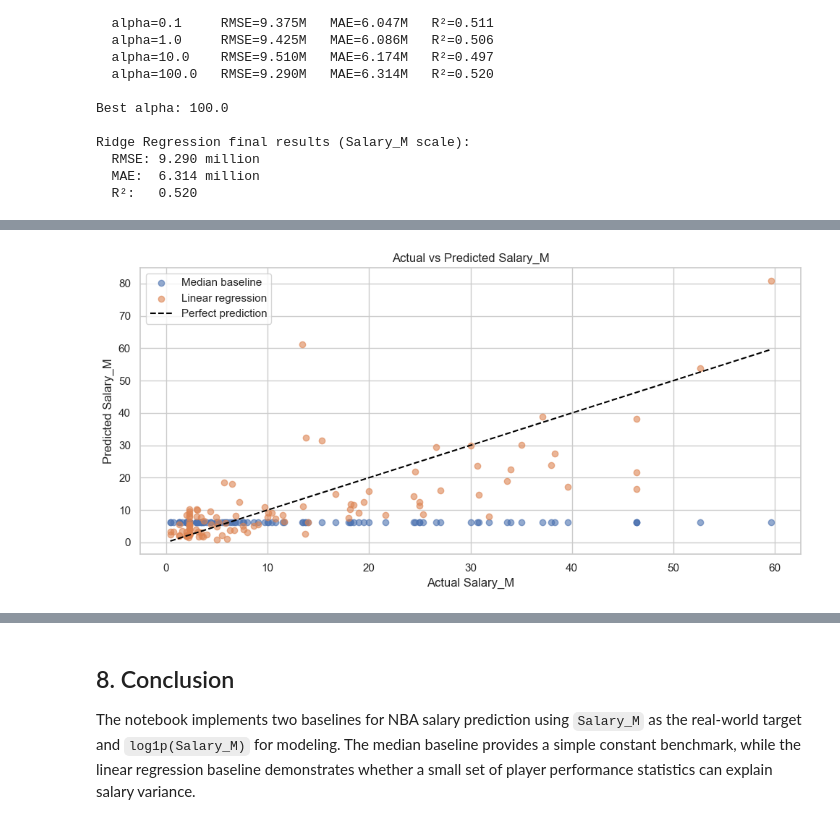
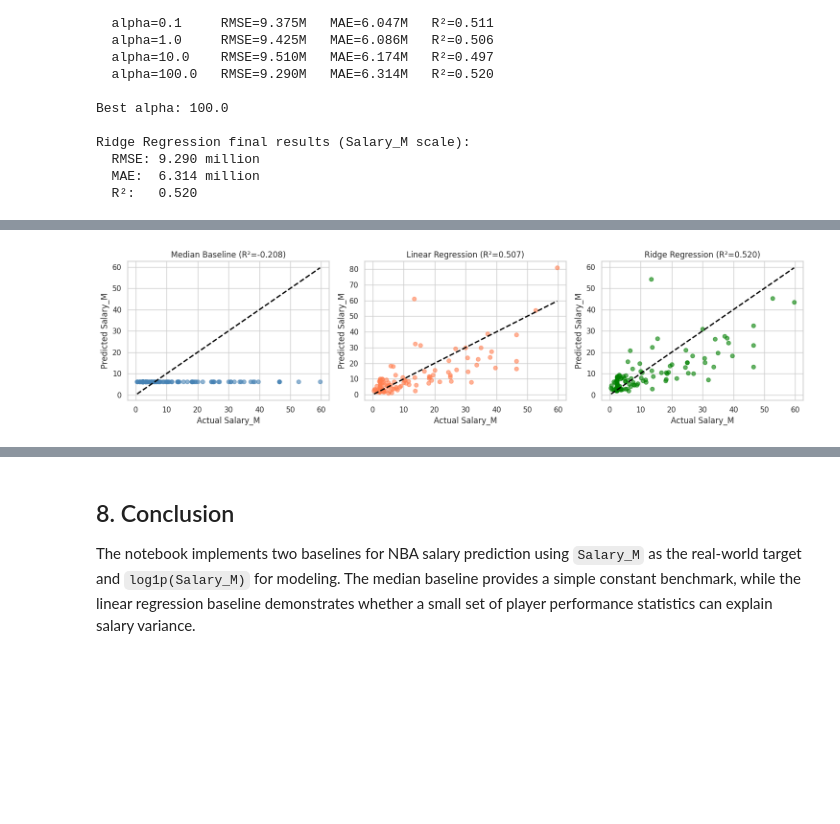
Before and after one commit to Brett-Dowling/NBAsalaryPredictor, a Jupyter notebook: baseline_salary_prediction.ipynb, the cells around one changed output, grey strips where cells are left out. Drawn from its saved outputs; the diff is of its cells as text; code cells hidden in the pictures; blank space fills up the shorter version.

Commit message:
Added graphs for ridge regression

```diff
--- a/baseline_salary_prediction.ipynb
+++ b/baseline_salary_prediction.ipynb
@@ -220,25 +220,86 @@ Compare actual vs predicted salary values and inspect residuals for the linear r
 # %%
 y_test_orig = np.expm1(y_test)
 median_pred_orig = np.expm1(y_pred_median)
 lr_pred_orig = np.expm1(y_pred_lr)
+ridge_pred_orig = np.expm1(y_pred_ridge)
 
-plt.figure(figsize=(10, 5))
-plt.scatter(y_test_orig, median_pred_orig, alpha=0.6, label="Median baseline")
-plt.scatter(y_test_orig, lr_pred_orig, alpha=0.6, label="Linear regression")
-plt.plot([y_test_orig.min(), y_test_orig.max()], [y_test_orig.min(), y_test_orig.max()], color="black", linestyle="--", label="Perfect prediction")
+# Calculate residuals
+residuals_median = median_pred_orig - y_test_orig
+residuals_lr = lr_pred_orig - y_test_orig
+residuals_ridge = ridge_pred_orig - y_test_orig
+
+# ===== ACTUAL VS PREDICTED: INDIVIDUAL PLOTS =====
+fig, axes = plt.subplots(1, 3, figsize=(15, 4))
+
+axes[0].scatter(y_test_orig, median_pred_orig, alpha=0.6, color='steelblue')
+axes[0].plot([y_test_orig.min(), y_test_orig.max()], [y_test_orig.min(), y_test_orig.max()],
+             color="black", linestyle="--", linewidth=2)
+axes[0].set_xlabel("Actual Salary_M")
+axes[0].set_ylabel("Predicted Salary_M")
+axes[0].set_title(f"Median Baseline (R²={median_r2:.3f})")
+
+axes[1].scatter(y_test_orig, lr_pred_orig, alpha=0.6, color='coral')
+axes[1].plot([y_test_orig.min(), y_test_orig.max()], [y_test_orig.min(), y_test_orig.max()],
+             color="black", linestyle="--", linewidth=2)
+axes[1].set_xlabel("Actual Salary_M")
+axes[1].set_ylabel("Predicted Salary_M")
+axes[1].set_title(f"Linear Regression (R²={lr_r2:.3f})")
+
+axes[2].scatter(y_test_orig, ridge_pred_orig, alpha=0.6, color='green')
+axes[2].plot([y_test_orig.min(), y_test_orig.max()], [y_test_orig.min(), y_test_orig.max()],
+             color="black", linestyle="--", linewidth=2)
+axes[2].set_xlabel("Actual Salary_M")
+axes[2].set_ylabel("Predicted Salary_M")
+axes[2].set_title(f"Ridge Regression (R²={ridge_r2:.3f})")
+
+plt.tight_layout()
+plt.show()
+
+# ===== ACTUAL VS PREDICTED: COMBINED PLOT =====
+plt.figure(figsize=(10, 6))
+plt.scatter(y_test_orig, median_pred_orig, alpha=0.5, label=f"Median (R²={median_r2:.3f})", color='steelblue')
+plt.scatter(y_test_orig, lr_pred_orig, alpha=0.5, label=f"Linear (R²={lr_r2:.3f})", color='coral')
+plt.scatter(y_test_orig, ridge_pred_orig, alpha=0.5, label=f"Ridge (R²={ridge_r2:.3f})", color='green')
+plt.plot([y_test_orig.min(), y_test_orig.max()], [y_test_orig.min(), y_test_orig.max()],
+         color="black", linestyle="--", linewidth=2, label="Perfect prediction")
 plt.xlabel("Actual Salary_M")
 plt.ylabel("Predicted Salary_M")
-plt.title("Actual vs Predicted Salary_M")
+plt.title("All Models: Actual vs Predicted Salary_M")
 plt.legend()
 plt.tight_layout()
 plt.show()
 
-residuals_lr = lr_pred_orig - y_test_orig
-plt.figure(figsize=(10, 4))
-sns.histplot(residuals_lr, kde=True, color="steelblue")
-plt.title("Linear Regression Residuals (Salary_M scale)")
-plt.xlabel("Residual (Predicted - Actual)")
+# ===== RESIDUALS: INDIVIDUAL PLOTS =====
+fig, axes = plt.subplots(1, 3, figsize=(15, 4))
+
+axes[0].hist(residuals_median, bins=20, alpha=0.7, color='steelblue', edgecolor='black')
+axes[0].set_title("Median Baseline Residuals")
+axes[0].set_xlabel("Residual (Predicted - Actual)")
+axes[0].set_ylabel("Frequency")
+
+axes[1].hist(residuals_lr, bins=20, alpha=0.7, color='coral', edgecolor='black')
+axes[1].set_title("Linear Regression Residuals")
+axes[1].set_xlabel("Residual (Predicted - Actual)")
+axes[1].set_ylabel("Frequency")
+
+axes[2].hist(residuals_ridge, bins=20, alpha=0.7, color='green', edgecolor='black')
+axes[2].set_title("Ridge Regression Residuals")
+axes[2].set_xlabel("Residual (Predicted - Actual)")
+axes[2].set_ylabel("Frequency")
+
 plt.tight_layout()
 plt.show()
+
+# ===== RESIDUALS: COMBINED PLOT =====
+plt.figure(figsize=(10, 6))
+plt.hist(residuals_median, bins=20, alpha=0.5, label="Median baseline", color='steelblue')
+plt.hist(residuals_lr, bins=20, alpha=0.5, label="Linear regression", color='coral')
+plt.hist(residuals_ridge, bins=20, alpha=0.5, label="Ridge regression", color='green')
+plt.xlabel("Residual (Predicted - Actual)")
+plt.ylabel("Frequency")
+plt.title("All Models: Residuals (Salary_M scale)")
+plt.legend()
+plt.tight_layout()
+plt.show()
 # %% [output]
-[figure, old version]
+[figure, new version]
```
Also changed, not shown: parts of 2 cells of this notebook.
